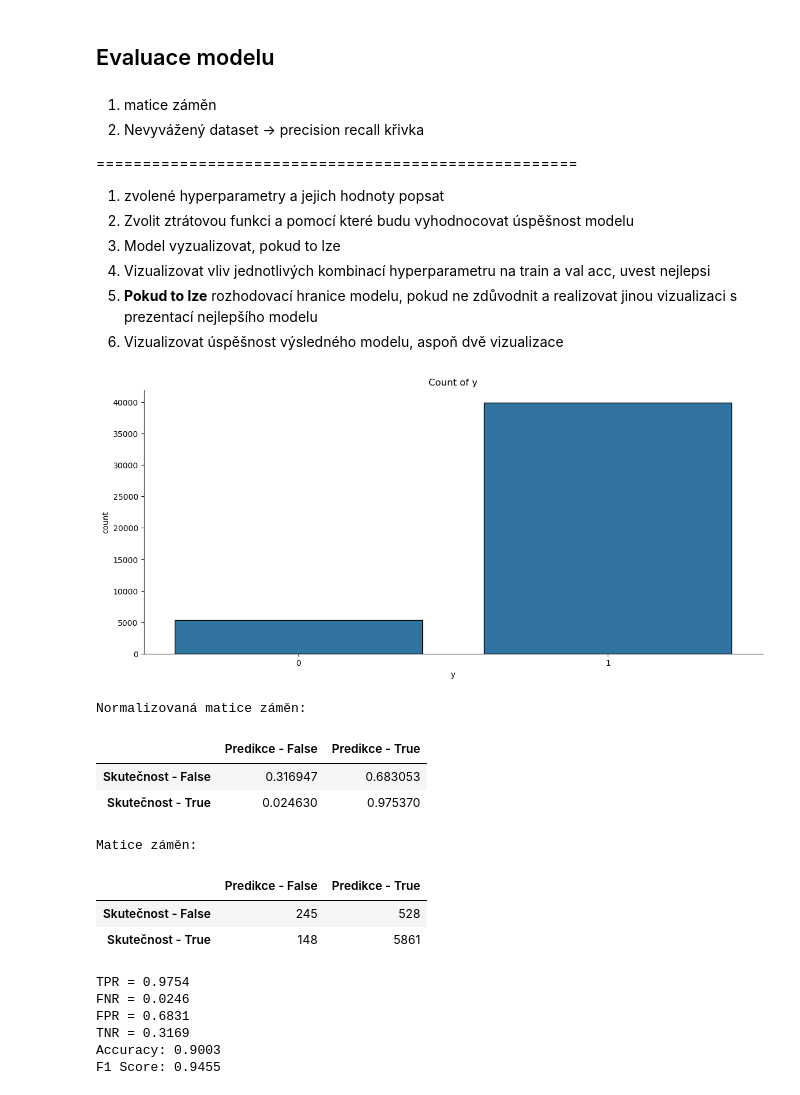
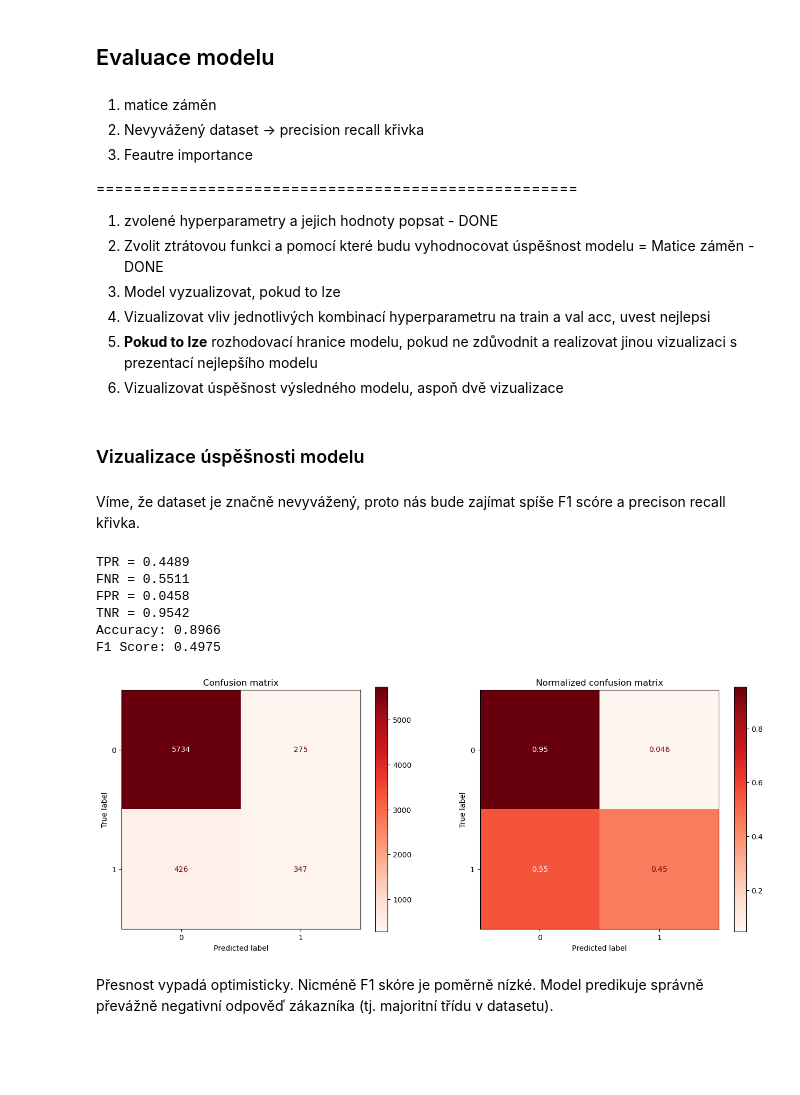
Before and after one commit to andyska09/Data-Visualisation, a Jupyter notebook: 03/solution03.ipynb, the cells around one changed output. Saved outputs shown, nothing was run; the diff lists cells and outputs as text; code cells hidden in the pictures; blank space fills up the shorter version.

```diff
--- a/03/solution03.ipynb
+++ b/03/solution03.ipynb
@@ -308,8 +328,8 @@ Xtrain.head()
 # %%
 param_grid = {
-    "max_depth": range(2,8),
+    "max_depth": range(2,12),
     "min_samples_split": range(2,10),
-    "min_samples_leaf": range(1, 5),
+    "min_samples_leaf": range(1, 7),
     "criterion": ["gini", "entropy"]
 }
 param_comb = ParameterGrid(param_grid)
@@ -318,7 +338,7 @@ val_acc = []
 for params in param_comb:
     dt = DecisionTreeClassifier(**params)
     dt.fit(Xtrain, ytrain)
-    val_acc.append(metrics.accuracy_score(yval, dt.predict(Xval)))
+    val_acc.append(metrics.f1_score(yval, dt.predict(Xval)))
 
 best_params = param_comb[np.argmax(val_acc)]
 print("best params ", best_params)
@@ -326,12 +346,12 @@ dt = DecisionTreeClassifier(**best_params)
 dt.fit(Xtrain, ytrain)
 print(
     "accuracy score (train): {0:.6f}".format(
-        metrics.accuracy_score(ytrain, dt.predict(Xtrain))
+        metrics.f1_score(ytrain, dt.predict(Xtrain))
     )
 )
 print(
     "accuracy score (validation): {0:.6f}".format(
-        metrics.accuracy_score(yval, dt.predict(Xval))
+        metrics.f1_score(yval, dt.predict(Xval))
     )
 )
 # %% [output]
@@ -344,50 +373,51 @@ accuracy score (validation): 0.900324
 
 1. matice záměn
 2. Nevyvážený dataset -> precision recall křivka
+3. Feautre importance
 
 ====================================================
-1. zvolené hyperparametry a jejich hodnoty popsat
-2. Zvolit ztrátovou funkci a pomocí které budu vyhodnocovat úspěšnost modelu
+1. zvolené hyperparametry a jejich hodnoty popsat - DONE
+2. Zvolit ztrátovou funkci a pomocí které budu vyhodnocovat úspěšnost modelu = Matice záměn - DONE
 3. Model vyzualizovat, pokud to lze
 4. Vizualizovat vliv jednotlivých kombinací hyperparametru na train a val acc, uvest nejlepsi
 5. **Pokud to lze** rozhodovací hranice modelu, pokud ne zdůvodnit a realizovat jinou vizualizaci s prezentací nejlepšího modelu
 6. Vizualizovat úspěšnost výsledného modelu, aspoň dvě vizualizace
-# %%
-countplot_format(data, 'y')
-# %% [output]
-[figure, removed]
+# %% [markdown]
+### Vizualizace úspěšnosti modelu
+# %% [markdown]
+Víme, že dataset je značně nevyvážený, proto nás bude zajímat spíše F1 scóre a precison recall křivka.
 # %%
+def show_confusion_matrices(y_real, y_pred):
+    fig, axs = plt.subplots(1,2, figsize=(16,6))
+
+    ConfusionMatrixDisplay.from_predictions(y_real, y_pred, ax=axs[0], cmap='Reds')
+    ConfusionMatrixDisplay.from_predictions(y_real, y_pred, ax=axs[1], cmap='Reds', normalize='true')
+
+    axs[0].grid(visible=False)
+    axs[1].grid(visible=False)
+
+    axs[0].set_title('Confusion matrix')
+    axs[1].set_title('Normalized confusion matrix')
+
+
 def print_metrics(ytest, ypred):
     cf = metrics.confusion_matrix(ytest, ypred)
     cf_r = metrics.confusion_matrix(ytest, ypred, normalize="true")
 
-    cf_df = pd.DataFrame(cf, index=["Skutečnost - False", "Skutečnost - True"], columns=["Predikce - False", "Predikce - True"])
-    cf_r_df = pd.DataFrame(cf_r, index=["Skutečnost - False", "Skutečnost - True"], columns=["Predikce - False", "Predikce - True"])
+    show_confusion_matrices(ytest, ypred)
 
-    # Display the matrices
-    print("Normalizovaná matice záměn:")
-    display(cf_r_df)
-    print("Matice záměn:")
-    display(cf_df)
-
-    # Print metrics
     print(f"TPR = {cf_r[1,1]:.4f}\nFNR = {cf_r[1,0]:.4f}\nFPR = {cf_r[0,1]:.4f}\nTNR = {cf_r[0,0]:.4f}")
     print(f"Accuracy: {metrics.accuracy_score(ytest, ypred):.4f}")
     print(f"F1 Score: {metrics.f1_score(ytest, ypred):.4f}")
 
 print_metrics(yval, dt.predict(Xval))
 # %% [output]
-Normalizovaná matice záměn:
+TPR = 0.4489
+FNR = 0.5511
+FPR = 0.0458
+TNR = 0.9542
+Accuracy: 0.8966
+F1 Score: 0.4975
-|  | Predikce - False | Predikce - True |
-| Skutečnost - False | 0.316947 | 0.683053 |
-| Skutečnost - True | 0.024630 | 0.975370 |
-Matice záměn:
-|  | Predikce - False | Predikce - True |
-| Skutečnost - False | 245 | 528 |
-| Skutečnost - True | 148 | 5861 |
-TPR = 0.9754
-FNR = 0.0246
-FPR = 0.6831
-TNR = 0.3169
-Accuracy: 0.9003
-F1 Score: 0.9455
+[figure, added]
+# %% [markdown]
+Přesnost vypadá optimisticky. Nicméně F1 skóre je poměrně nízké. Model predikuje správně převážně negativní odpověď zákazníka (tj. majoritní třídu v datasetu).
```
Also changed, not shown: parts of 23 cells of this notebook.
